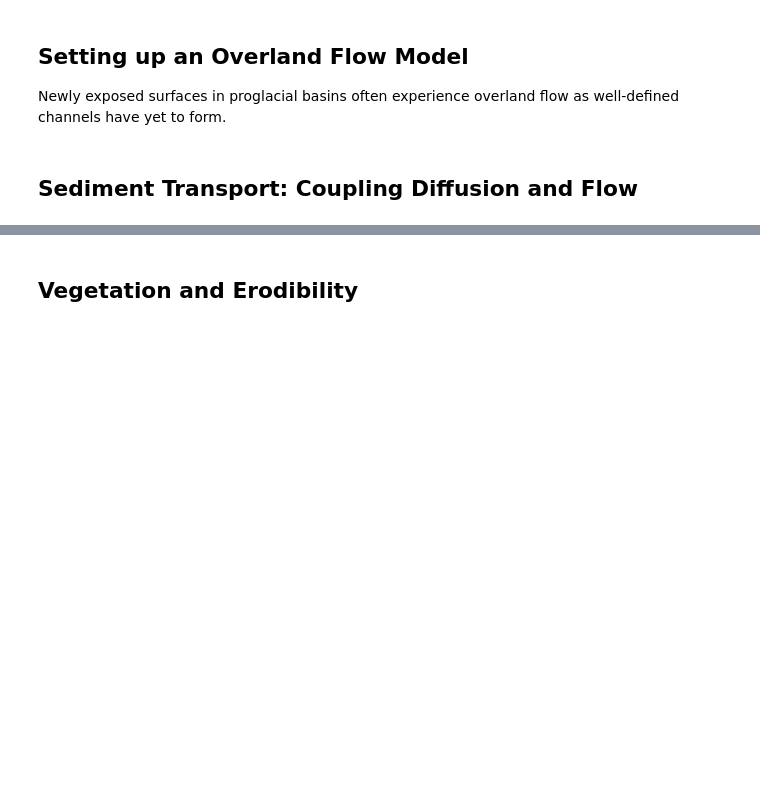
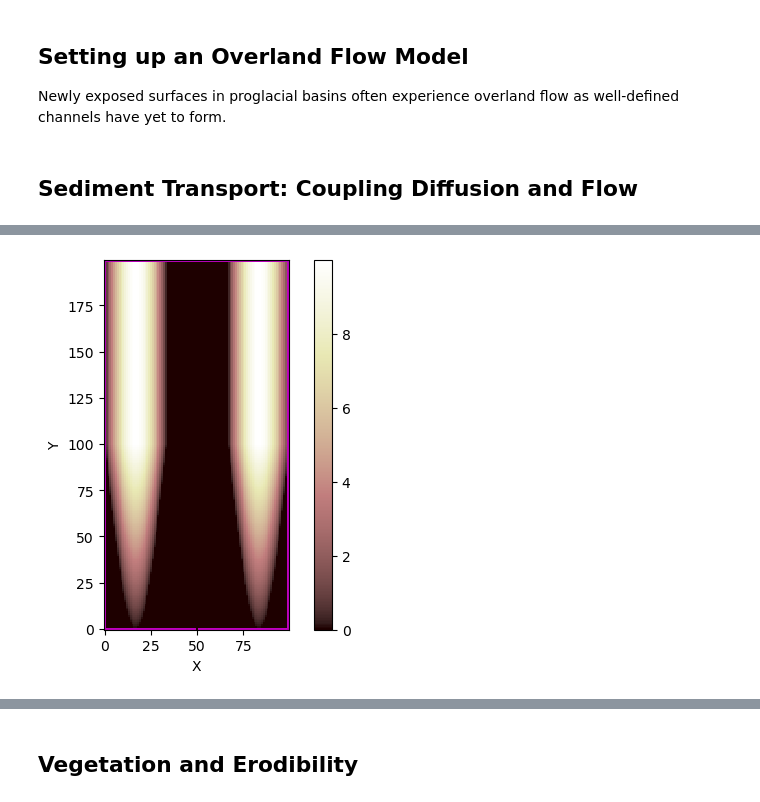
Before and after one commit to shaylatriant/2025-glacier-outbursts, a Jupyter notebook: post_glacial_lab.ipynb, the cells around one changed output, grey strips where cells are left out. Drawn from its saved outputs; the diff is of its cells as text; code cells hidden in the pictures; blank space fills up the shorter version.

```diff
--- a/post_glacial_lab.ipynb
+++ b/post_glacial_lab.ipynb
@@ -154,0 +197,17 @@ Newly exposed surfaces in proglacial basins often experience overland flow as we
+# %%
+# Set boundaries closed at left, right, and top and visualize
+# track sediment flux at the node adjacent to the outlet at lower-left
+node_next_to_outlet = 51
+
+grid.set_closed_boundaries_at_grid_edges(
+    bottom_is_closed=False, left_is_closed=True, right_is_closed=True, top_is_closed=True
+)
+
+# Set lower-edge as an open boundary
+grid.set_watershed_boundary_condition_outlet_id(
+    50 , grid["node"]["topographic__elevation"], -9999.0
+)
+
+grid.imshow(z, color_for_closed = 'm')
+# %% [output]
+[figure, added]
```
Also changed, not shown: parts of 7 cells of this notebook.
